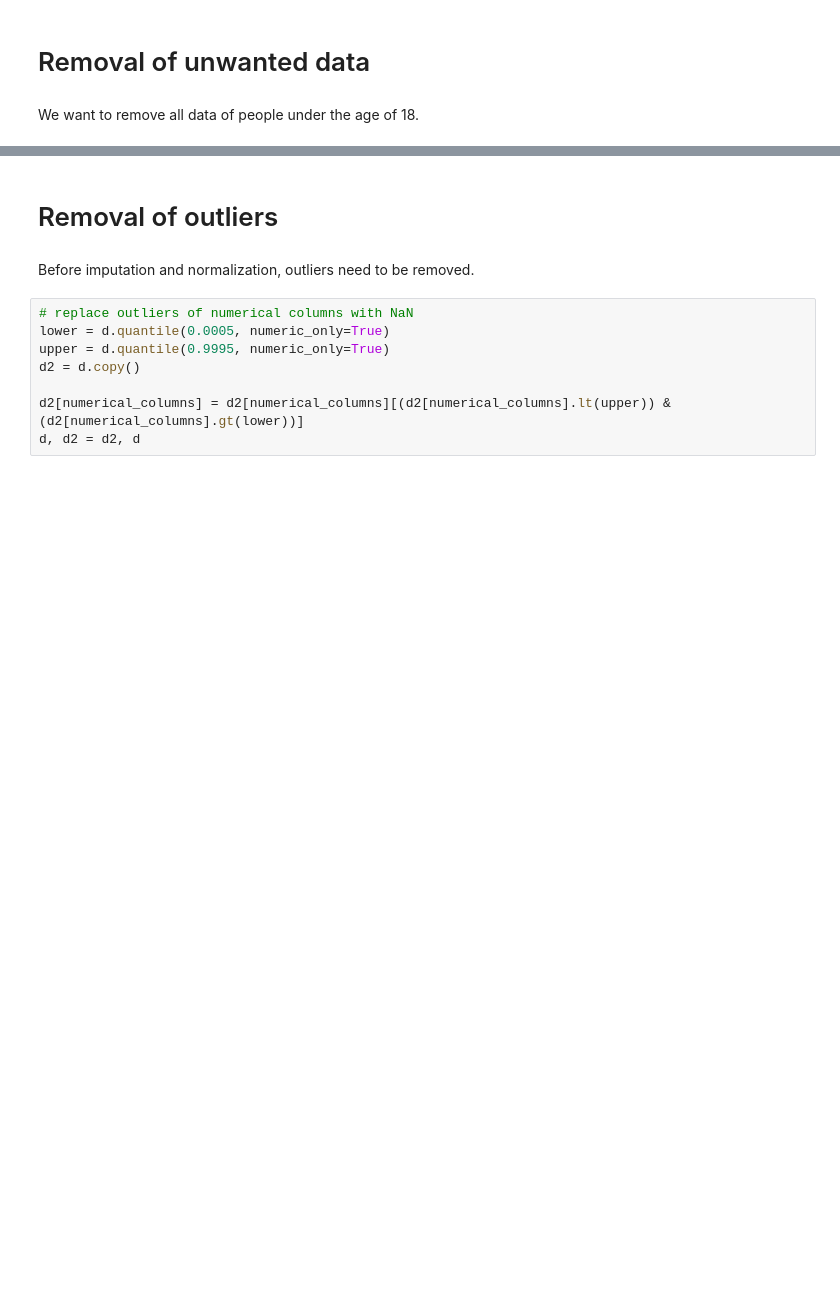
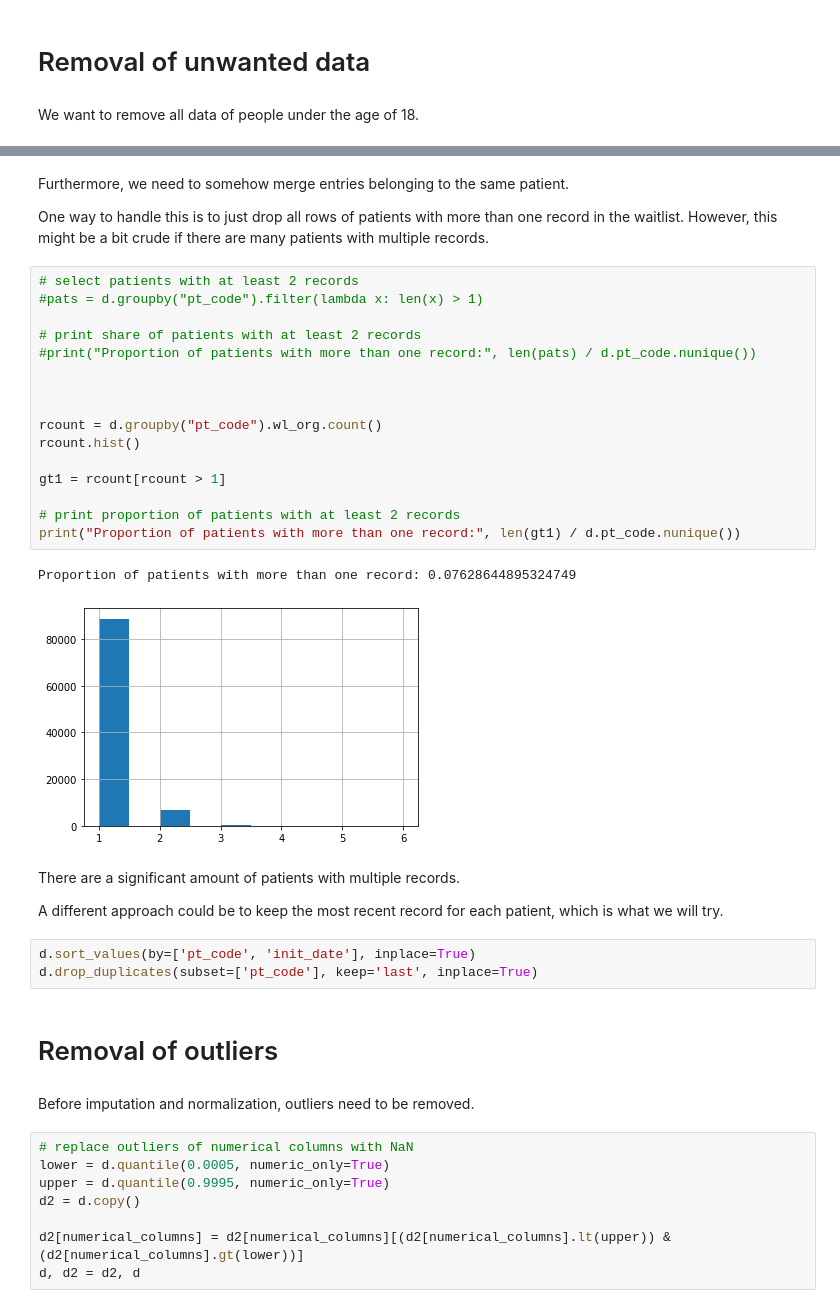
Before and after one commit to wansgar/edan70-project, a Jupyter notebook: column_categorization.ipynb, the cells around one changed output, grey strips where cells are left out. Drawn from its saved outputs; the diff is of its cells as text; blank space fills up the shorter version.

```diff
--- a/column_categorization.ipynb
+++ b/column_categorization.ipynb
@@ -293,3 +298,33 @@ This will become an error in seaborn v0.14.0; please update your code.
+# %% [markdown]
+Furthermore, we need to somehow merge entries belonging to the same patient.
+
+One way to handle this is to just drop all rows of patients with more than one record in the waitlist. However, this might be a bit crude if there are many patients with multiple records.
+# %%
+# select patients with at least 2 records
+#pats = d.groupby("pt_code").filter(lambda x: len(x) > 1)
+
+# print share of patients with at least 2 records
+#print("Proportion of patients with more than one record:", len(pats) / d.pt_code.nunique())
+
+
+
+rcount = d.groupby("pt_code").wl_org.count()
+rcount.hist()
+
+gt1 = rcount[rcount > 1]
+
+# print proportion of patients with at least 2 records
+print("Proportion of patients with more than one record:", len(gt1) / d.pt_code.nunique())
+# %% [output]
+Proportion of patients with more than one record: 0.07628644895324749
+[figure, added]
+# %% [markdown]
+There are a significant amount of patients with multiple records.
+
+A different approach could be to keep the most recent record for each patient, which is what we will try.
+# %%
+d.sort_values(by=['pt_code', 'init_date'], inplace=True)
+d.drop_duplicates(subset=['pt_code'], keep='last', inplace=True)
 # %% [markdown]
 # Removal of outliers
 # %% [markdown]
```
Also changed, not shown: parts of 13 cells of this notebook.
